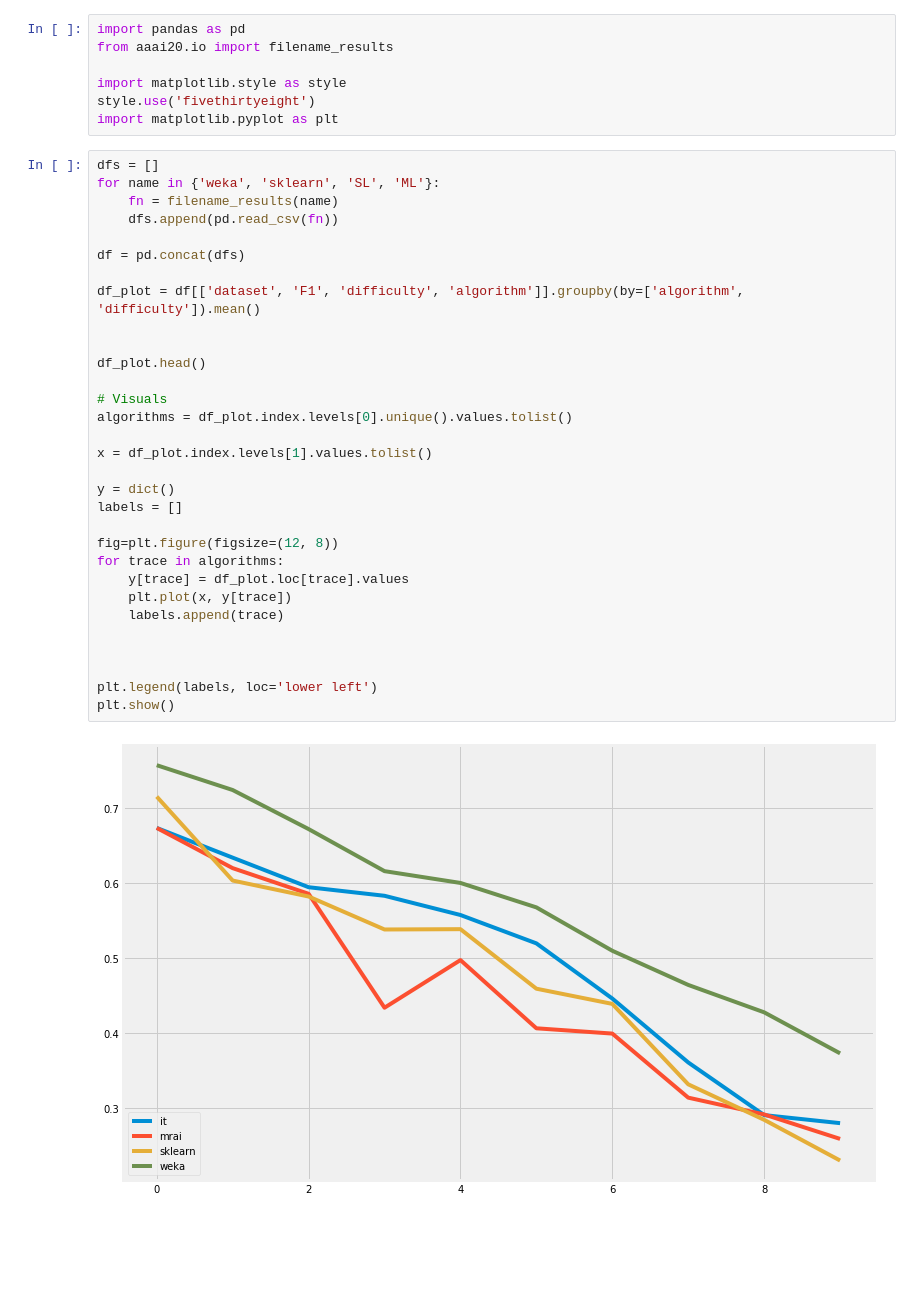
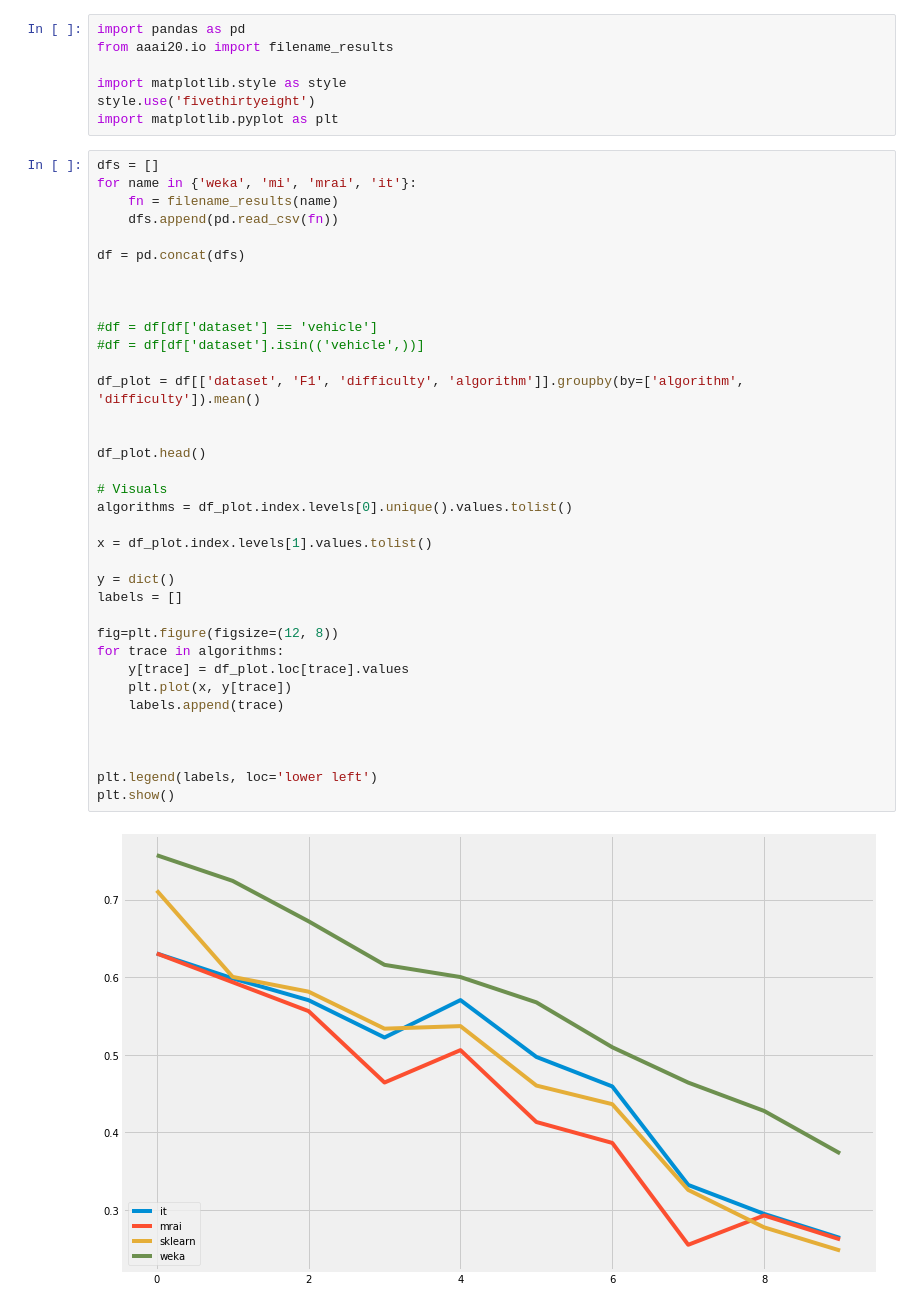
Before and after one commit to eliavw/aaai20, a Jupyter notebook: note/analysis.ipynb, the cells around one changed output. Cells and saved outputs as stored; diff of their text form; blank space fills up the shorter version.

```diff
--- a/note/analysis.ipynb
+++ b/note/analysis.ipynb
@@ -9,34 +9,39 @@ style.use('fivethirtyeight')
 import matplotlib.pyplot as plt
 # %%
 dfs = []
-for name in {'weka', 'sklearn', 'SL', 'ML'}:
+for name in {'weka', 'mi', 'mrai', 'it'}:
     fn = filename_results(name)
     dfs.append(pd.read_csv(fn))
 
 df = pd.concat(dfs)
+
+
+
+#df = df[df['dataset'] == 'vehicle']
+#df = df[df['dataset'].isin(('vehicle',))]
 
 df_plot = df[['dataset', 'F1', 'difficulty', 'algorithm']].groupby(by=['algorithm', 'difficulty']).mean()
 
 
 df_plot.head()
 
 # Visuals
 algorithms = df_plot.index.levels[0].unique().values.tolist()
 
 x = df_plot.index.levels[1].values.tolist()
 
 y = dict()
 labels = []
 
 fig=plt.figure(figsize=(12, 8))
 for trace in algorithms:
     y[trace] = df_plot.loc[trace].values
     plt.plot(x, y[trace])
     labels.append(trace)
 
 
 
 plt.legend(labels, loc='lower left')
 plt.show()
 # %% [output]
-[figure, old version]
+[figure, new version]
```
Also changed, not shown: parts of 7 cells of this notebook, 10 other files.
